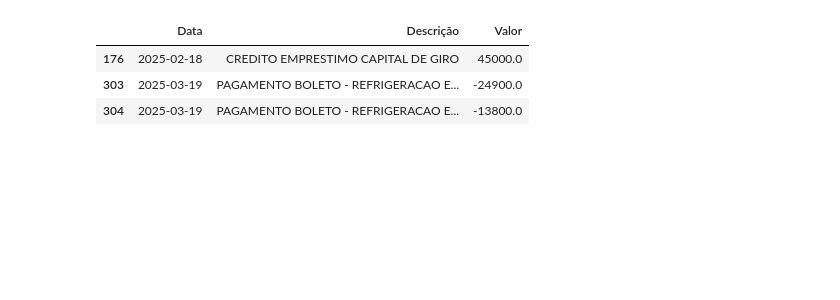
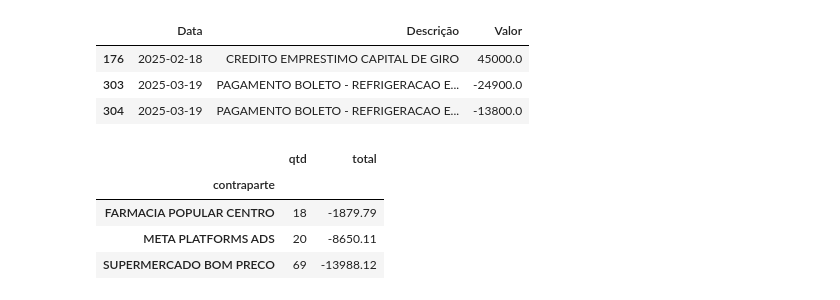
Before and after one commit to Le-Costa/Analise_financeira_confeitaria, a Jupyter notebook: notebooks/tabela de natureza.ipynb, the cells around one changed output. Cells and saved outputs as stored; diff of their text form; code cells hidden in the pictures; blank space fills up the shorter version.

```diff
--- a/tabela de natureza.ipynb
+++ b/notebooks/tabela de natureza.ipynb
@@ -255,3 +251,11 @@ display(ext[ext["Descrição"].str.contains("FORNOS SUL|EMPRESTIMO CAPITAL", cas
 | 176 | 2025-02-18 | CREDITO EMPRESTIMO CAPITAL DE GIRO | 45000.0 |
 | 303 | 2025-03-19 | PAGAMENTO BOLETO - REFRIGERACAO E... | -24900.0 |
 | 304 | 2025-03-19 | PAGAMENTO BOLETO - REFRIGERACAO E... | -13800.0 |
+# %%
+display(resumo.loc["COMPRA DEBITO"])
+# %% [output]
+|  | qtd | total |
+| contraparte |  |  |
+| FARMACIA POPULAR CENTRO | 18 | -1879.79 |
+| META PLATFORMS ADS | 20 | -8650.11 |
+| SUPERMERCADO BOM PRECO | 69 | -13988.12 |
```
Also changed, not shown: parts of 7 cells of this notebook.
